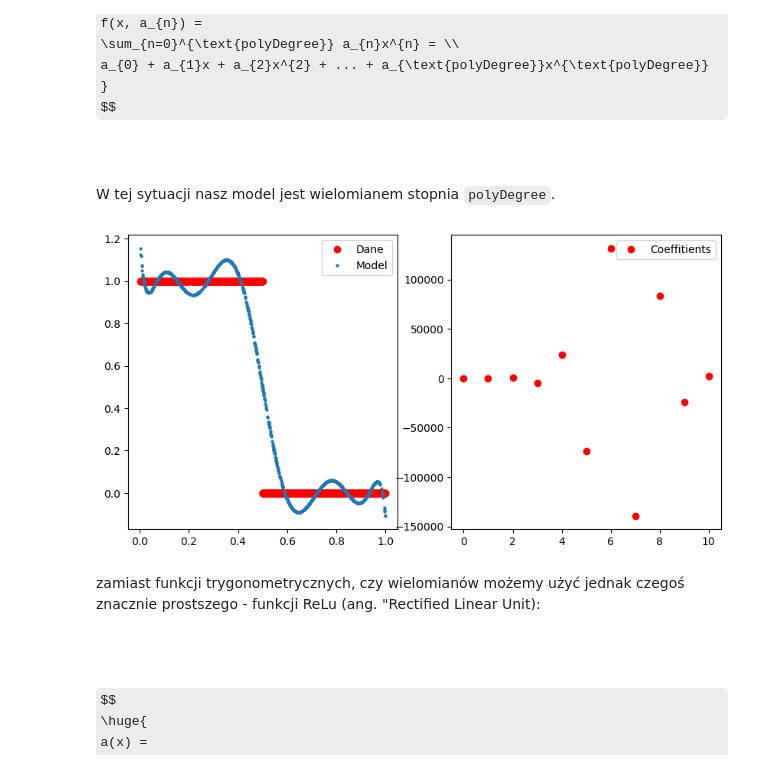
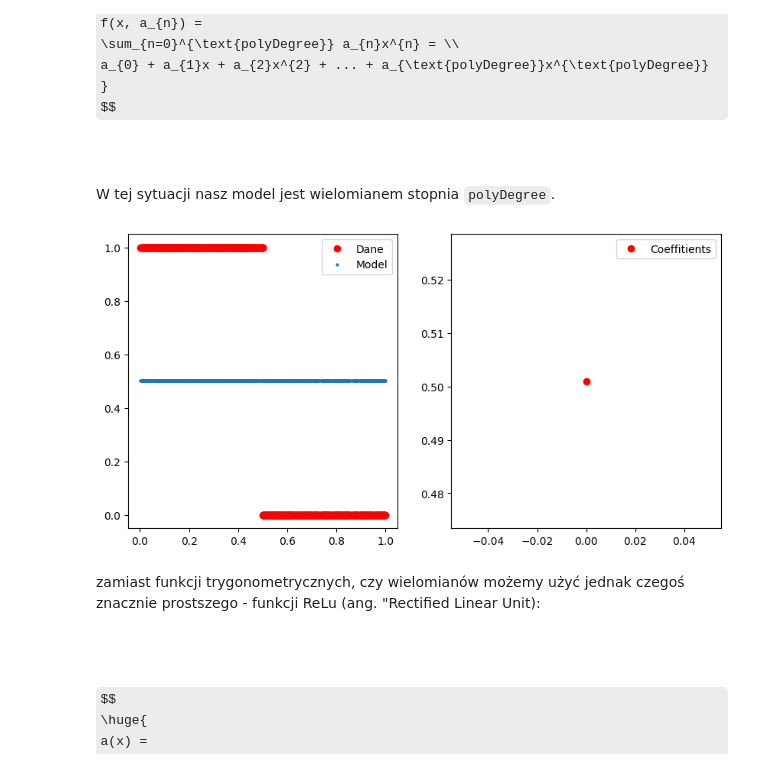
Before and after one commit to akalinow/LetniaSzkolaFizyki, a Jupyter notebook: Uczenie_maszynowe.ipynb, the cells around one changed output. Saved outputs shown, nothing was run; the diff lists cells and outputs as text; code cells hidden in the pictures; some formulas as TeX source.

```diff
--- a/Uczenie_maszynowe.ipynb
+++ b/Uczenie_maszynowe.ipynb
@@ -355,21 +362,21 @@ $$
 
 W tej sytuacji nasz model jest wielomianem stopnia `polyDegree`.
 # %%
-polyDegree = 10
+polyDegree = 0
 
 model = np.polynomial.polynomial.Polynomial(coef=np.zeros(polyDegree+1))
 model = model.fit(X,Y, deg = polyDegree)
 Y_model = model(X)
 
 fig, axes = plt.subplots(1,2, figsize=(10,5))
 axes[0].plot(X,Y,"o", color="red", label="Dane");
 axes[0].plot(X,Y_model,"o", markersize=2, label="Model");
 axes[0].legend()
 
 axes[1].plot(model.convert().coef,"o", color="red", label="Coeffitients");
 axes[1].legend();
 # %% [output]
-[figure, old version]
+[figure, new version]
 # %% [markdown]
 zamiast funkcji trygonometrycznych, czy wielomianów możemy użyć jednak czegoś znacznie prostszego - funkcji ReLu (ang. "Rectified Linear Unit):
 <br><br><br><br>
```
Also changed, not shown: parts of 30 cells of this notebook.
